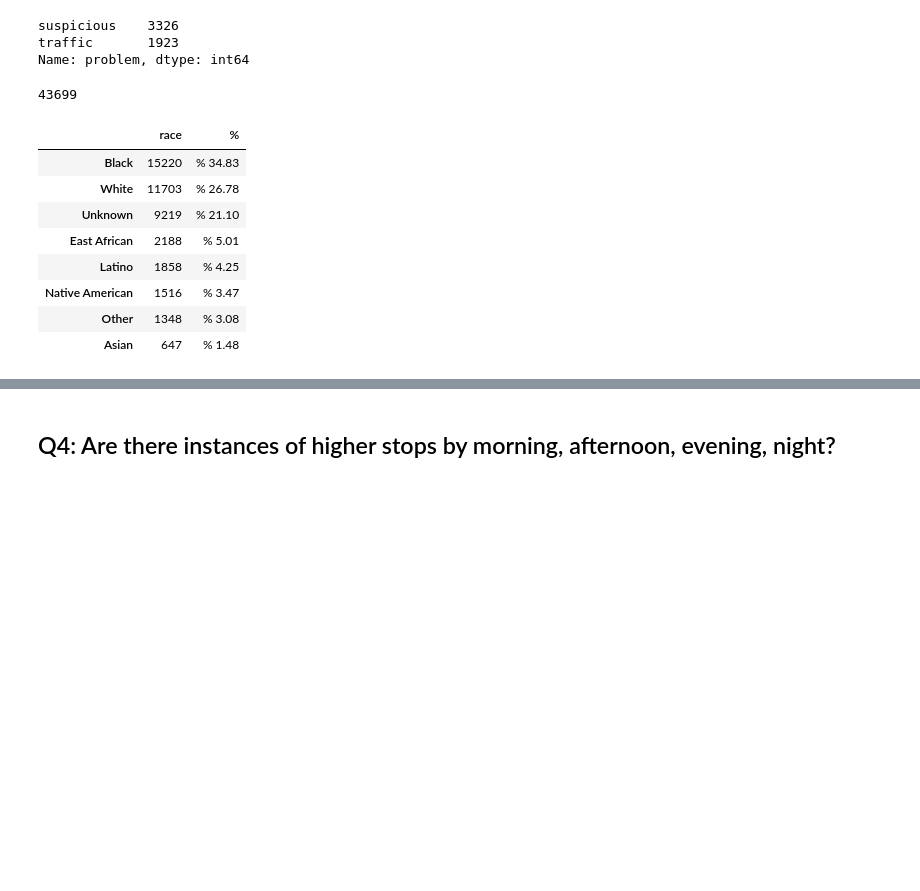
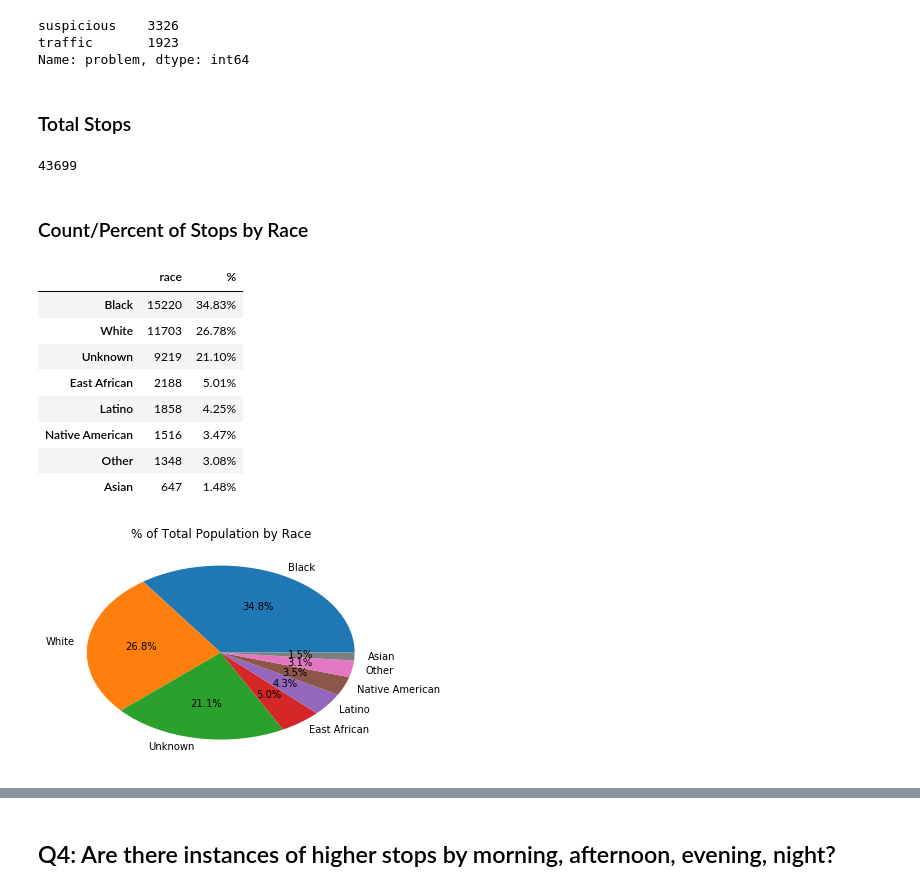
Before and after one commit to elu267/Project_GroupF, a Jupyter notebook: MN_Stop_Data.ipynb, the cells around one changed output, grey strips where cells are left out. Saved outputs shown, nothing was run; the diff lists cells and outputs as text; code cells hidden in the pictures; blank space fills up the shorter version.

Commit message:
updates from Emanshu plus simple plots

```diff
--- a/MN_Stop_Data.ipynb
+++ b/MN_Stop_Data.ipynb
@@ -123,6 +123,8 @@ one
 suspicious    3326
 traffic       1923
 Name: problem, dtype: int64
+# %% [markdown]
+### Total Stops
 # %%
 # calculating total stops
 precinct_df = pd.DataFrame(cleanDF['policePrecinct'].value_counts())
@@ -130,21 +132,30 @@ stops = precinct_df['policePrecinct'].sum()
 stops
 # %% [output]
 43699
+# %% [markdown]
+### Count/Percent of Stops by Race
 # %%
 # Count of Stops by Race
 race_count = pd.DataFrame(cleanDF['race'].value_counts())
 race_count['%'] = race_count['race'] / stops * 100
-race_count['%'] = race_count['%'].map("% {:.2f}".format)
-race_count
-#plt.pie(race_count['race'])
-#plt.show()
+race_count['%'] = race_count['%'].map("{:.2f}%".format)
+display(race_count)
+labels = ['Black','White', 'Unknown', 'East African', 'Latino', 'Native American', 'Other', 'Asian']
+plt.pie(race_count['race'], labels=labels, autopct="%1.1f%%")
+# adding title
+plt.title("% of Total Population by Race")
+# save the figure
+plt.savefig("percent_pop_race.png")
+# show the figure
+plt.show()
 # %% [output]
 |  | race | % |
-| Black | 15220 | % 34.83 |
-| White | 11703 | % 26.78 |
-| Unknown | 9219 | % 21.10 |
-| East African | 2188 | % 5.01 |
-| Latino | 1858 | % 4.25 |
-| Native American | 1516 | % 3.47 |
-| Other | 1348 | % 3.08 |
-| Asian | 647 | % 1.48 |
+| Black | 15220 | 34.83% |
+| White | 11703 | 26.78% |
+| Unknown | 9219 | 21.10% |
+| East African | 2188 | 5.01% |
+| Latino | 1858 | 4.25% |
+| Native American | 1516 | 3.47% |
+| Other | 1348 | 3.08% |
+| Asian | 647 | 1.48% |
+[figure, added]
```
Also changed, not shown: parts of 16 cells of this notebook, 1 other file.
